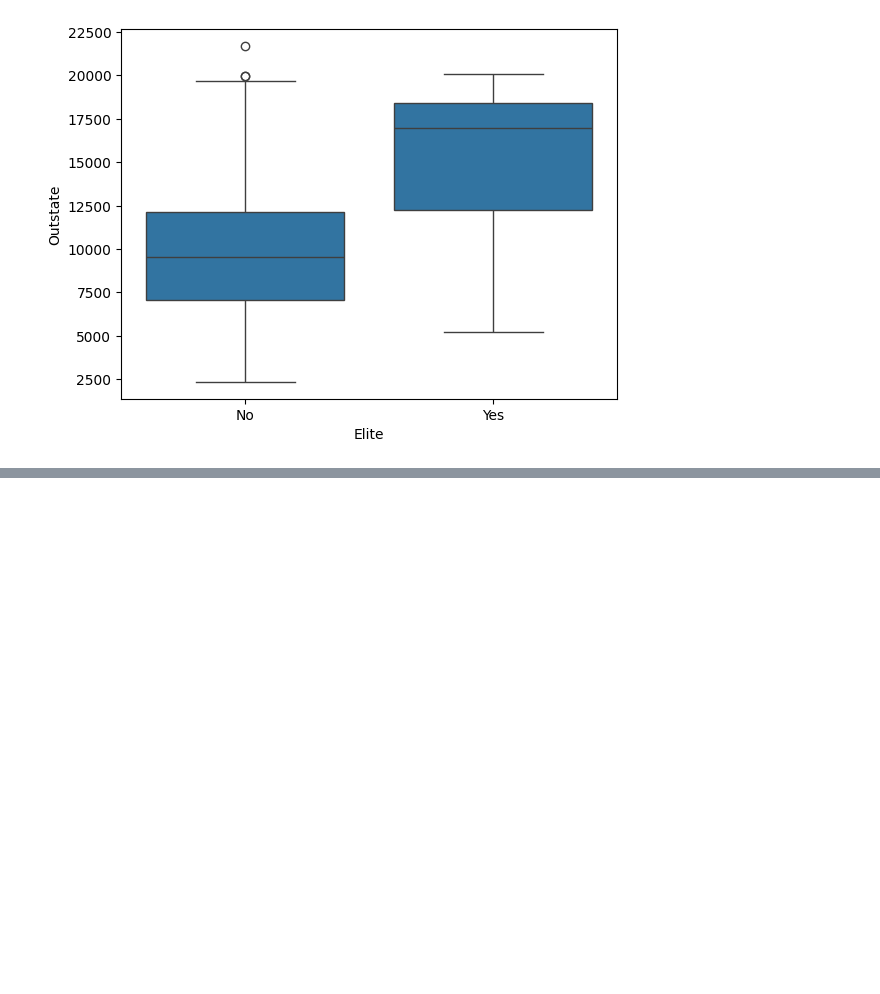
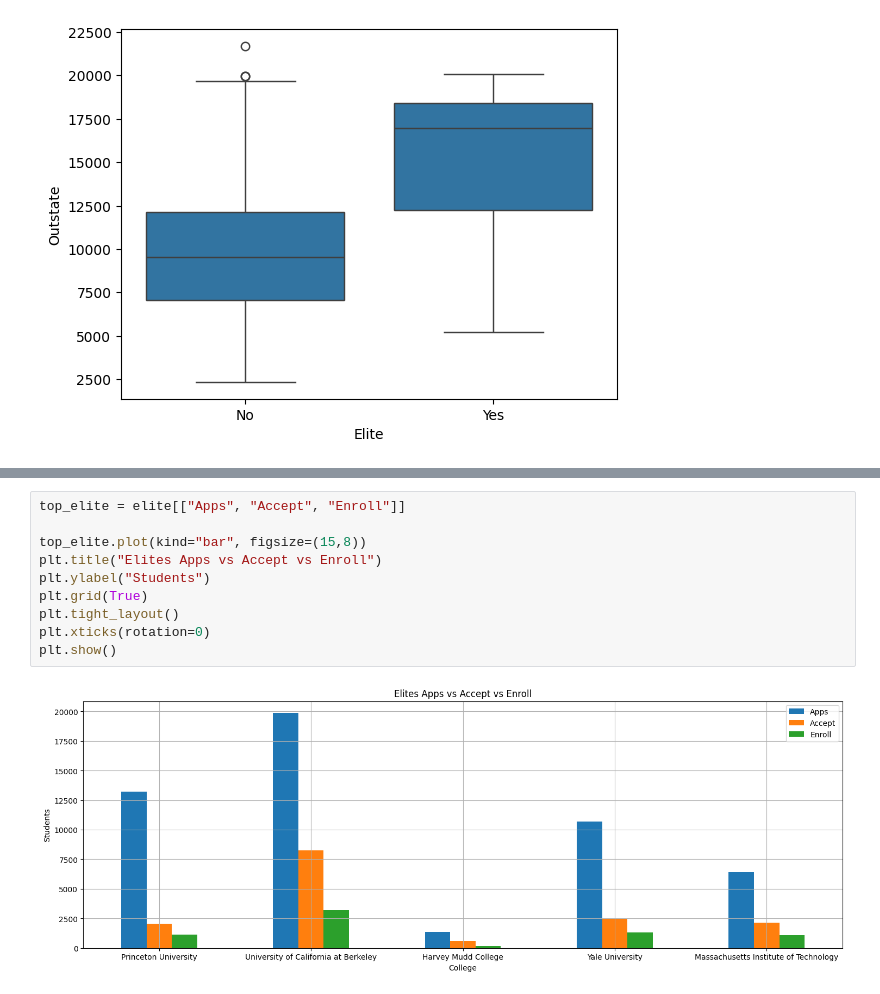
Before and after one commit to MrEcE0046/AI-ML-Grundkunskaper, a Jupyter notebook: Databehandling/labs/labs1.ipynb, the cells around one changed output, grey strips where cells are left out. Drawn from its saved outputs; the diff is of its cells as text; blank space fills up the shorter version.

```diff
--- a/Databehandling/labs/labs1.ipynb
+++ b/Databehandling/labs/labs1.ipynb
@@ -95,0 +161,12 @@ Text(0.5, 1.0, 'Teachers with PhD')
+# %%
+top_elite = elite[["Apps", "Accept", "Enroll"]]
+
+top_elite.plot(kind="bar", figsize=(15,8))
+plt.title("Elites Apps vs Accept vs Enroll")
+plt.ylabel("Students")
+plt.grid(True)
+plt.tight_layout()
+plt.xticks(rotation=0)
+plt.show()
+# %% [output]
+[figure, added]
```
Also changed, not shown: parts of 22 cells of this notebook, 2 other files.
